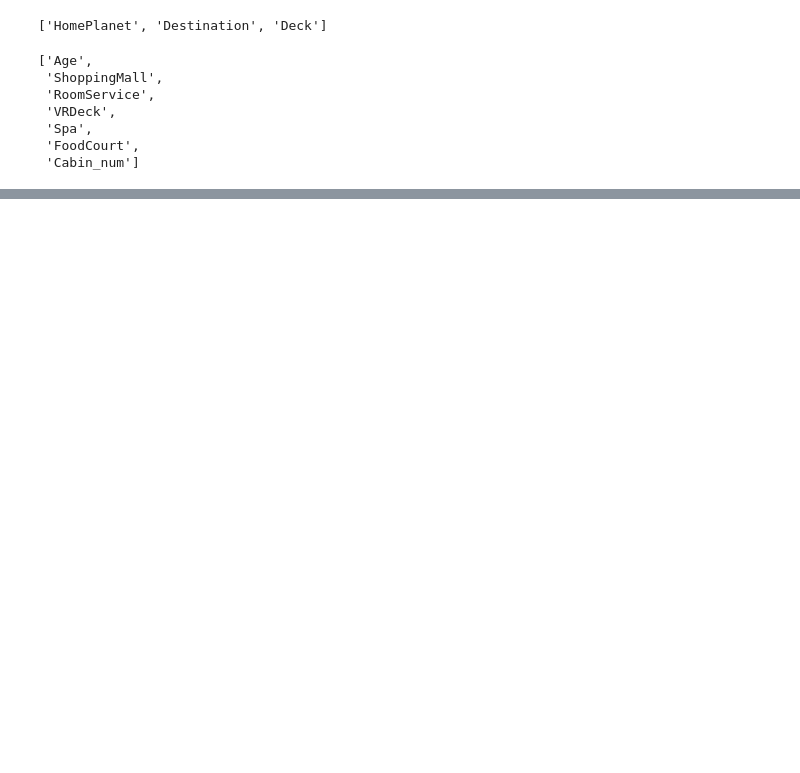
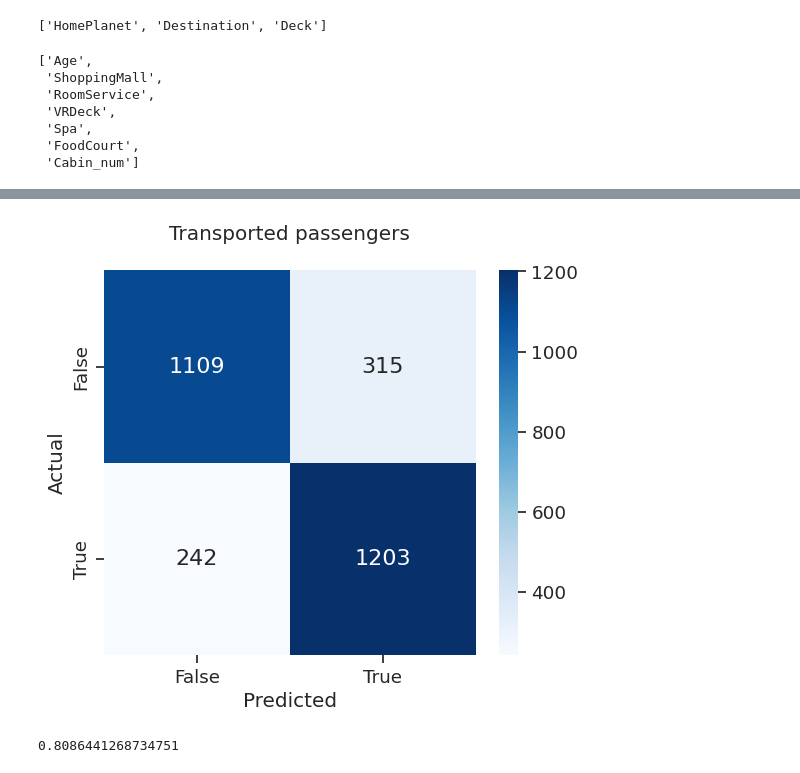
Before and after one commit to jhonnybenna/machine_learning, a Jupyter notebook: Spaceship_Titanic.ipynb, the cells around one changed output, grey strips where cells are left out. Drawn from its saved outputs; the diff is of its cells as text; code cells hidden in the pictures; blank space fills up the shorter version.

```diff
--- a/Spaceship_Titanic.ipynb
+++ b/Spaceship_Titanic.ipynb
@@ -342,0 +490,9 @@ tfdf_model.summary()
+# %%
+ts_df = iter_imp_df
+
+X = ts_df.drop(DROPCOLUMNS, axis='columns')
+y = ts_df[["Transported"]]
+
+X_train, X_test, y_train, y_test = train_test_split(
+    X, y, test_size=0.33, random_state=RANDOM_STATE
+)
@@ -342,0 +533,2 @@ tfdf_model.summary()
+# %%
+rnd_random.fit(X_train, y_train.to_numpy().ravel())
@@ -342,0 +541,12 @@ tfdf_model.summary()
+# %%
+rnd_clf = RandomForestClassifier(
+   n_estimators = 266,
+   min_samples_split = 10,
+   min_samples_leaf = 2,
+   max_features = 'sqrt',
+   max_depth = 60,
+   criterion = 'log_loss',
+   ccp_alpha = 0.0,
+   bootstrap = True,
+   random_state = RANDOM_STATE
+)
@@ -342,0 +566,4 @@ tfdf_model.summary()
+# %%
+rnd_clf.fit(X_train, y_train.to_numpy().ravel())
+y_pred = rnd_clf.predict(X_test)
+accuracy_score(y_test, y_pred)
@@ -342,0 +592,18 @@ tfdf_model.summary()
+# %%
+y_test_inv = np.rint(y_test).astype(int).to_numpy().ravel()
+
+y_test_inv = np.where(y_test_inv == 1, True, False)
+y_pred_inv = np.where(y_pred == 1, True, False)
+
+transported_cm(y_test_inv, y_pred_inv)
+# %% [output]
+[figure, added]
+# %%
+X_train_new = X_train.drop(['VIP'], axis='columns')
+X_test_new = X_test.drop(['VIP'], axis='columns')
+
+rnd_clf.fit(X_train_new, y_train.to_numpy().ravel())
+y_pred = rnd_clf.predict(X_test_new)
+accuracy_score(y_test, y_pred)
+# %% [output]
+0.8086441268734751
```
Also changed, not shown: parts of 66 cells of this notebook.
